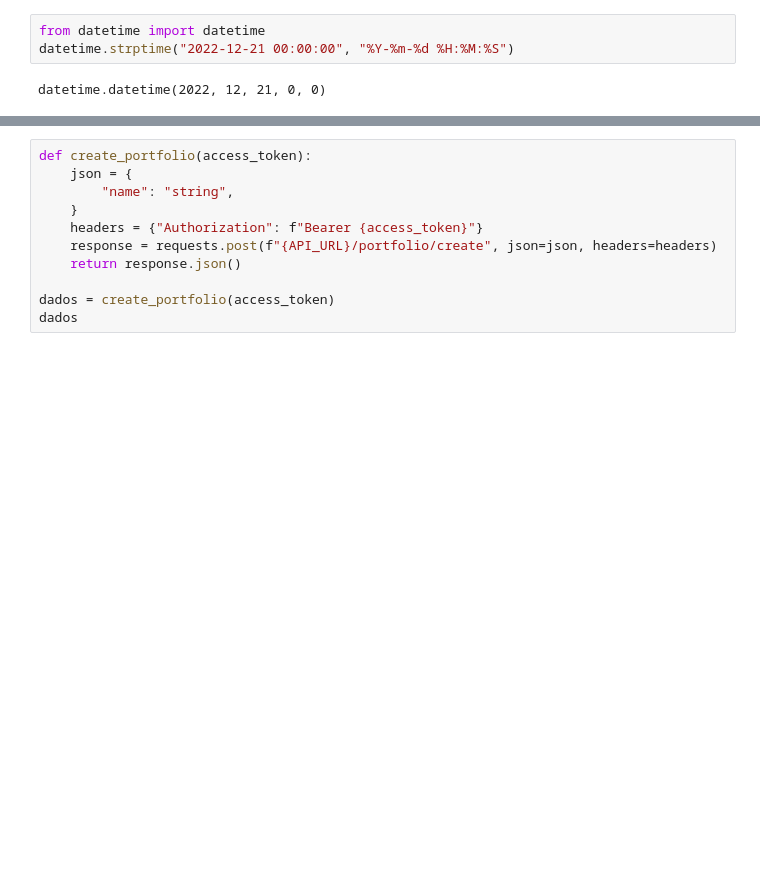
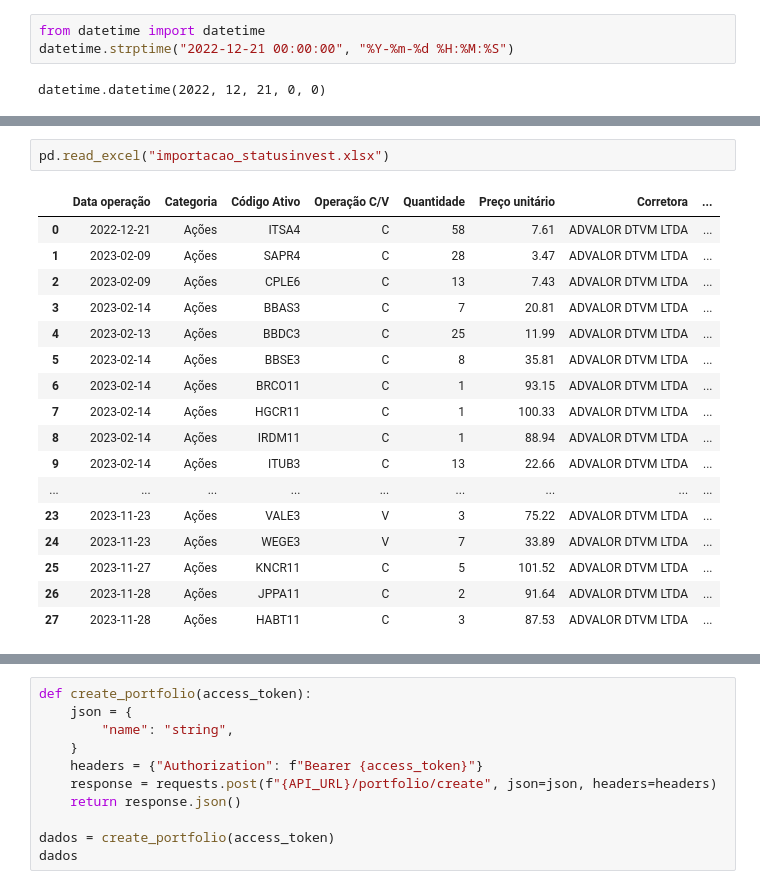
Before and after one commit to GuilhermeBranddao/investment_analyzer_api, a Jupyter notebook: portfolio_user.ipynb, the cells around one changed output, grey strips where cells are left out. Cells and saved outputs as stored; diff of their text form; blank space fills up the shorter version.

```diff
--- a/portfolio_user.ipynb
+++ b/portfolio_user.ipynb
@@ -44,0 +80,20 @@ list_ativos_exemplo =[
+# %%
+pd.read_excel("importacao_statusinvest.xlsx")
+# %% [output]
+|  | Data operação | Categoria | Código Ativo | Operação C/V | Quantidade | Preço unitário | Corretora | ... |
+| 0 | 2022-12-21 | Ações | ITSA4 | C | 58 | 7.61 | ADVALOR DTVM LTDA | ... |
+| 1 | 2023-02-09 | Ações | SAPR4 | C | 28 | 3.47 | ADVALOR DTVM LTDA | ... |
+| 2 | 2023-02-09 | Ações | CPLE6 | C | 13 | 7.43 | ADVALOR DTVM LTDA | ... |
+| 3 | 2023-02-14 | Ações | BBAS3 | C | 7 | 20.81 | ADVALOR DTVM LTDA | ... |
+| 4 | 2023-02-13 | Ações | BBDC3 | C | 25 | 11.99 | ADVALOR DTVM LTDA | ... |
+| 5 | 2023-02-14 | Ações | BBSE3 | C | 8 | 35.81 | ADVALOR DTVM LTDA | ... |
+| 6 | 2023-02-14 | Ações | BRCO11 | C | 1 | 93.15 | ADVALOR DTVM LTDA | ... |
+| 7 | 2023-02-14 | Ações | HGCR11 | C | 1 | 100.33 | ADVALOR DTVM LTDA | ... |
+| 8 | 2023-02-14 | Ações | IRDM11 | C | 1 | 88.94 | ADVALOR DTVM LTDA | ... |
+| 9 | 2023-02-14 | Ações | ITUB3 | C | 13 | 22.66 | ADVALOR DTVM LTDA | ... |
+| ... | ... | ... | ... | ... | ... | ... | ... | ... |
+| 23 | 2023-11-23 | Ações | VALE3 | V | 3 | 75.22 | ADVALOR DTVM LTDA | ... |
+| 24 | 2023-11-23 | Ações | WEGE3 | V | 7 | 33.89 | ADVALOR DTVM LTDA | ... |
+| 25 | 2023-11-27 | Ações | KNCR11 | C | 5 | 101.52 | ADVALOR DTVM LTDA | ... |
+| 26 | 2023-11-28 | Ações | JPPA11 | C | 2 | 91.64 | ADVALOR DTVM LTDA | ... |
+| 27 | 2023-11-28 | Ações | HABT11 | C | 3 | 87.53 | ADVALOR DTVM LTDA | ... |
```
Also changed, not shown: parts of 37 cells of this notebook, 10 other files.
